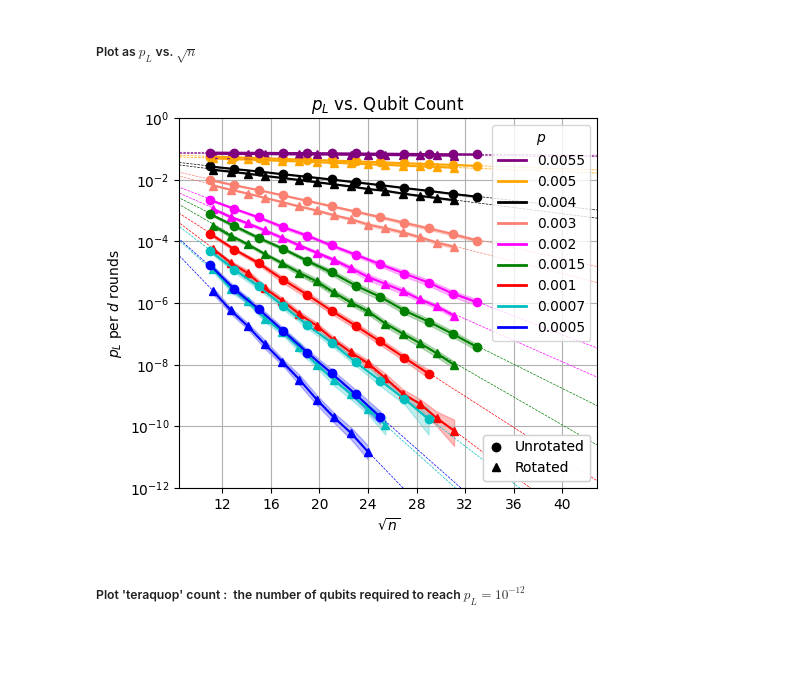
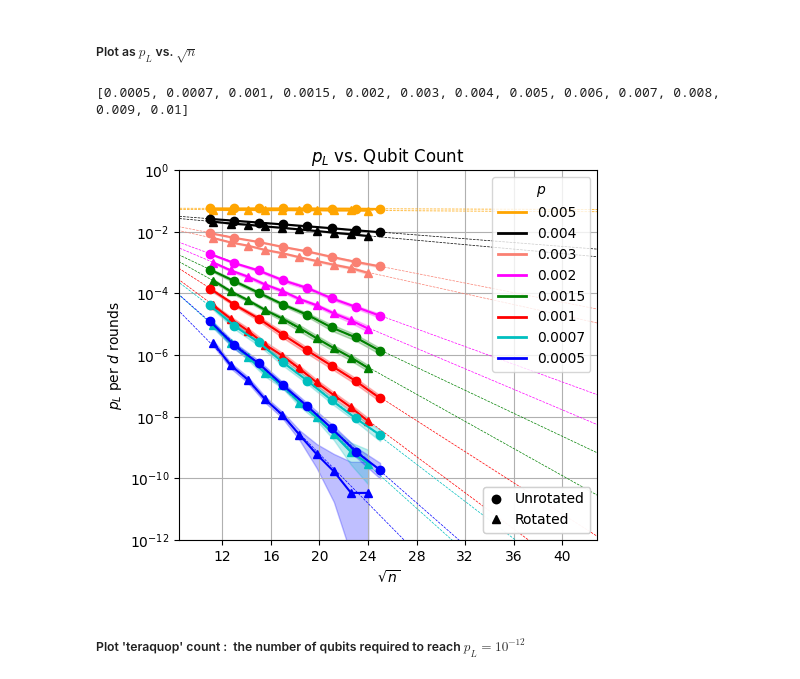
Before and after one commit to wamud/compare_the_pair, a Jupyter notebook: src/paper_data_and_plots.ipynb, the cells around one changed output. Saved outputs shown, nothing was run; the diff lists cells and outputs as text; code cells hidden in the pictures; blank space fills up the shorter version.

```diff
--- a/src/paper_data_and_plots.ipynb
+++ b/src/paper_data_and_plots.ipynb
@@ -88,11 +90,16 @@ ro z 32013021
 # %%
 reload(funcs)
 
 b = 'z'
 
-funcs.plot_pL_vs_qubit_count(mylist, b, roorder, unroorder, ps = pvalues, romind = 8, unromind = 6)
+# give pvalues that have been simulated for for these orders:
+pvalues = funcs.give_p_values(mylist, roorder, unroorder)
+print(pvalues)
+
+funcs.plot_pL_vs_qubit_count(mylist, b, roorder, unroorder, ps = pvalues[0:8], romind = 8, unromind = 6)
 # %% [output]
+[0.0005, 0.0007, 0.001, 0.0015, 0.002, 0.003, 0.004, 0.005, 0.006, 0.007, 0.008, 0.009, 0.01]
-[figure, old version]
+[figure, new version]
 # %% [markdown]
 ##### Plot 'teraquop' count :$\ $ the number of qubits required to reach $p_L = 10^{-12}$
 # %%
```
Also changed, not shown: parts of 8 cells of this notebook, 12 other files.
